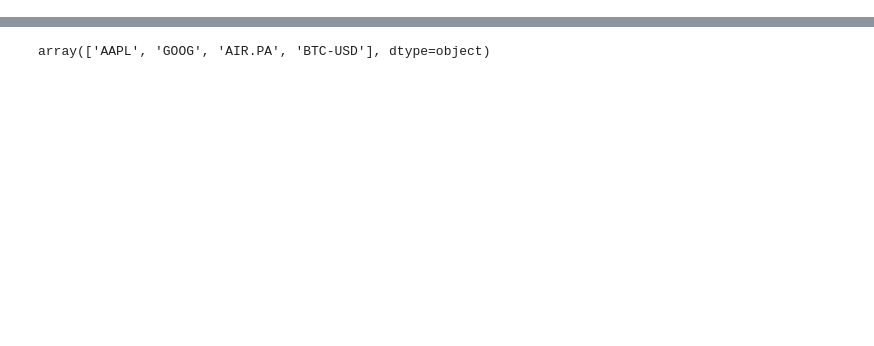
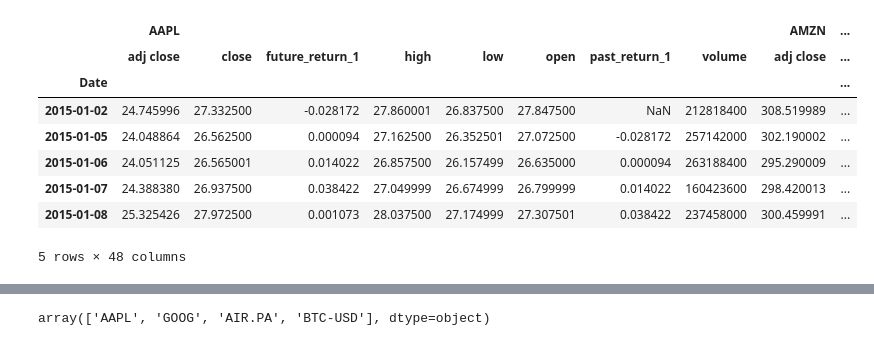
Before and after one commit to salemileandro/pynanz, a Jupyter notebook: Test.ipynb, the cells around one changed output, grey strips where cells are left out. Drawn from its saved outputs; the diff is of its cells as text; code cells hidden in the pictures; blank space fills up the shorter version.

```diff
--- a/Untitled.ipynb
+++ b/Test.ipynb
@@ -54,0 +64,14 @@ healthcare 0.029000001
+# %%
+x.future_return()
+x.past_return()
+x.data.head()
+# %% [output]
+|  | AAPL |  |  |  |  |  |  |  | AMZN | ... |
+|  | adj close | close | future_return_1 | high | low | open | past_return_1 | volume | adj close | ... |
+| Date |  |  |  |  |  |  |  |  |  | ... |
+| 2015-01-02 | 24.745996 | 27.332500 | -0.028172 | 27.860001 | 26.837500 | 27.847500 | NaN | 212818400 | 308.519989 | ... |
+| 2015-01-05 | 24.048864 | 26.562500 | 0.000094 | 27.162500 | 26.352501 | 27.072500 | -0.028172 | 257142000 | 302.190002 | ... |
+| 2015-01-06 | 24.051125 | 26.565001 | 0.014022 | 26.857500 | 26.157499 | 26.635000 | 0.000094 | 263188400 | 295.290009 | ... |
+| 2015-01-07 | 24.388380 | 26.937500 | 0.038422 | 27.049999 | 26.674999 | 26.799999 | 0.014022 | 160423600 | 298.420013 | ... |
+| 2015-01-08 | 25.325426 | 27.972500 | 0.001073 | 28.037500 | 27.174999 | 27.307501 | 0.038422 | 237458000 | 300.459991 | ... |
+5 rows × 48 columns
```
Also changed, not shown: parts of 10 cells of this notebook, 19 other files.
